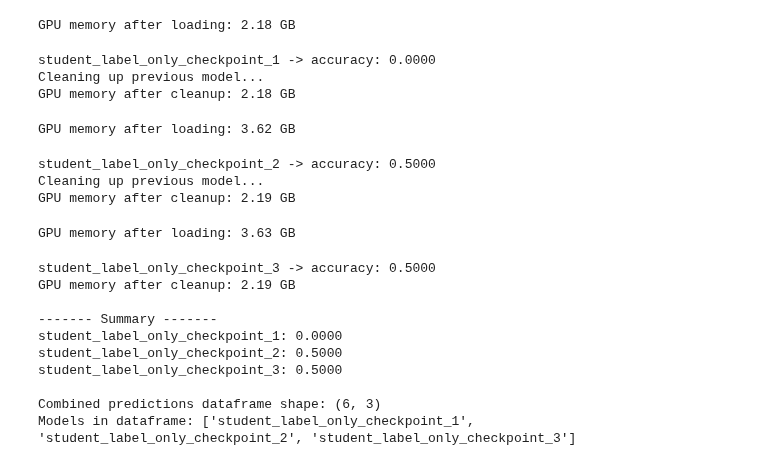
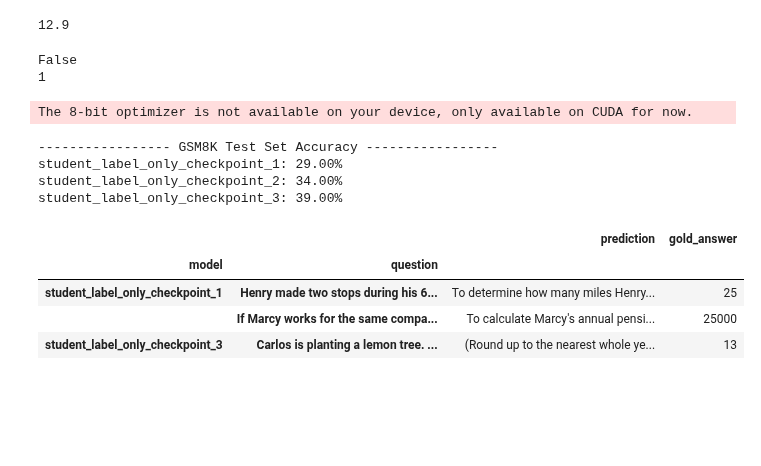
Before and after one commit to RabaDaba1/chain-of-thought-distillation, a Jupyter notebook: code/notebooks/benchmark.ipynb, the cells around one changed output. Cells and saved outputs as stored; diff of their text form; code cells hidden in the pictures; blank space fills up the shorter version.

```diff
--- a/code/notebooks/benchmark.ipynb
+++ b/code/notebooks/benchmark.ipynb
@@ -129,6 +129,7 @@ def process_batch(model, tokenizer, questions: list[str], mode: str) -> list[str
         **encoded_inputs,
         do_sample=False,
         use_cache=True,
+        max_new_tokens=1024
     )
     return extract_responses(generated_tokens, prompts, tokenizer)
 
@@ -211,12 +212,22 @@ LABELONLY_PATH = MODELS_DIR / "qwen2.5_3b_labelonly_lora"
 # ]
 
 RUNS = [
-    {"name": f"student_label_only_checkpoint_{i}", "mode": "label-only", "path": str(path)}
+    *[{"name": f"student_label_only_checkpoint_{i}", "mode": "label-only", "path": str(path)}
+    for i, path in enumerate(
+        sorted(
+            LABELONLY_PATH.glob("checkpoint-*"),
+            key=lambda path: int(str(path).split("checkpoint-")[-1]),
+        ),
+        start=1,
+    )],
+    *[{"name": f"student_sctod_checkpoint_{i}", "mode": "scotd", "path": str(path)}
     for i, path in enumerate(
         sorted(
             SCTOD_PATH.glob("checkpoint-*"),
             key=lambda path: int(str(path).split("checkpoint-")[-1]),
         ),
         start=1,
-    )
+    )],
+    {"name": "base_cot_prompting", "mode": "cot", "path": None},
+    {"name": "base_label_only", "mode": "label-only", "path": None}
 ]
@@ -223,18 +254,29 @@ RUNS = [
+# %%
+print(torch.version.cuda)
+# %% [output]
+12.9
+# %%
+import torch
+print(torch.cuda.is_available())
+print(torch.cuda.device_count())
+# %% [output]
+False
+1
 # %%
-limit = 200
-batch_size = 16
+limit = 4
+batch_size = 4
 
 results = []
 model, tokenizer = None, None
 all_predictions_dfs = []
 
-for run in RUNS[:3]:
+for run in RUNS:
     name = run["name"]
     mode = run["mode"]
     path = run["path"]
 
-    if model is not None or tokenizer is not None:
-        cleanup_model(model, tokenizer)
+    # if model is not None or tokenizer is not None:
+    #     cleanup_model(model, tokenizer)
 
     model, tokenizer = load_model_and_tokenizer(
         model_id=MODEL_ID,
@@ -260,26 +302,24 @@ cleanup_model(model, tokenizer)
 predictions_df = pd.concat(all_predictions_dfs, ignore_index=True)
 predictions_df = predictions_df.set_index('model')
 # %% [output]
-GPU memory after loading: 2.18 GB
+The 8-bit optimizer is not available on your device, only available on CUDA for now.
-student_label_only_checkpoint_1 -> accuracy: 0.0000
-Cleaning up previous model...
-GPU memory after cleanup: 2.18 GB
-GPU memory after loading: 3.62 GB
-student_label_only_checkpoint_2 -> accuracy: 0.5000
-Cleaning up previous model...
-GPU memory after cleanup: 2.19 GB
-GPU memory after loading: 3.63 GB
-student_label_only_checkpoint_3 -> accuracy: 0.5000
-GPU memory after cleanup: 2.19 GB
-
-------- Summary -------
-student_label_only_checkpoint_1: 0.0000
-student_label_only_checkpoint_2: 0.5000
-student_label_only_checkpoint_3: 0.5000
-
-Combined predictions dataframe shape: (6, 3)
-Models in dataframe: ['student_label_only_checkpoint_1', 'student_label_only_checkpoint_2', 'student_label_only_checkpoint_3']
 # %%
-print("\n----------------- Summary -----------------")
+print("\n----------------- GSM8K Test Set Accuracy -----------------")
 for name, m in results:
-    print(f"{name:>24}: {m['accuracy']:.4f}")
+    print(f"{name:>24}: {m['accuracy']*100:.2f}%")
+# %% [output]
+----------------- GSM8K Test Set Accuracy -----------------
+student_label_only_checkpoint_1: 29.00%
+student_label_only_checkpoint_2: 34.00%
+student_label_only_checkpoint_3: 39.00%
+# %%
+predictions_df = predictions_df.reset_index().set_index(['model', 'question'])
+# %%
+pd.set_option('display.max_colwidth', None)
+predictions_df[predictions_df["prediction"].str.len() > predictions_df["prediction"].str.len().quantile(0.99)]
+# %% [output]
+|  |  | prediction | gold_answer |
+| model | question |  |  |
+| student_label_only_checkpoint_1 | Henry made two stops during his 6... | To determine how many miles Henry... | 25 |
+|  | If Marcy works for the same compa... | To calculate Marcy's annual pensi... | 25000 |
+| student_label_only_checkpoint_3 | Carlos is planting a lemon tree. ... | (Round up to the nearest whole ye... | 13 |
```
Also changed, not shown: parts of 1 cell of this notebook, 2 other files.
